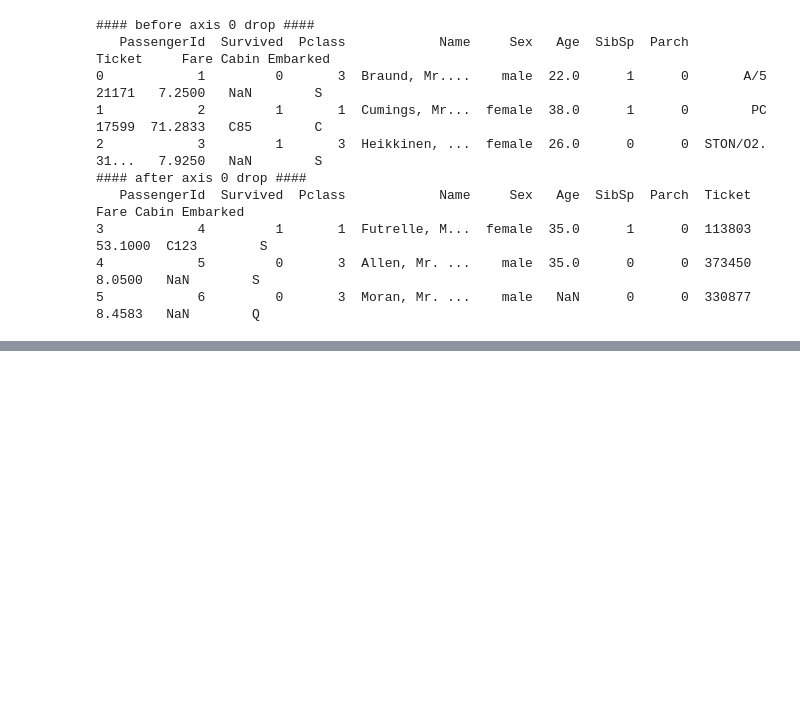
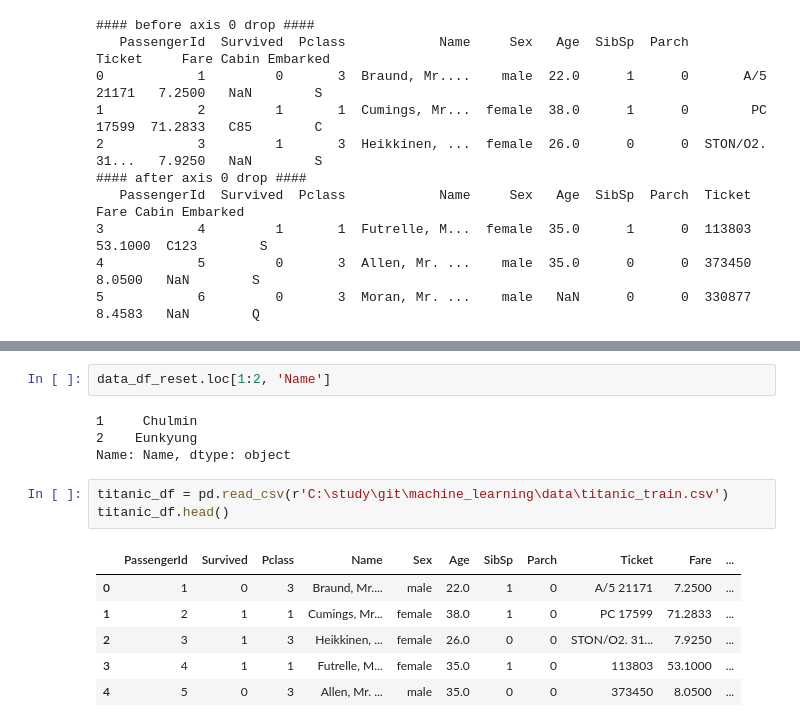
Before and after one commit to yeonkyungJoo/machine_learning, a Jupyter notebook: pandas_기초.ipynb, the cells around one changed output, grey strips where cells are left out. Drawn from its saved outputs; the diff is of its cells as text; blank space fills up the shorter version.

```diff
--- a/pandas_기초.ipynb
+++ b/pandas_기초.ipynb
@@ -313,0 +509,16 @@ print(titanic_df.head(3))
+# %%
+data_df_reset.loc[1:2, 'Name']
+# %% [output]
+1     Chulmin
+2    Eunkyung
+Name: Name, dtype: object
+# %%
+titanic_df = pd.read_csv(r'C:\study\git\machine_learning\data\titanic_train.csv')
+titanic_df.head()
+# %% [output]
+|  | PassengerId | Survived | Pclass | Name | Sex | Age | SibSp | Parch | Ticket | Fare | ... |
+| 0 | 1 | 0 | 3 | Braund, Mr.... | male | 22.0 | 1 | 0 | A/5 21171 | 7.2500 | ... |
+| 1 | 2 | 1 | 1 | Cumings, Mr... | female | 38.0 | 1 | 0 | PC 17599 | 71.2833 | ... |
+| 2 | 3 | 1 | 3 | Heikkinen, ... | female | 26.0 | 0 | 0 | STON/O2. 31... | 7.9250 | ... |
+| 3 | 4 | 1 | 1 | Futrelle, M... | female | 35.0 | 1 | 0 | 113803 | 53.1000 | ... |
+| 4 | 5 | 0 | 3 | Allen, Mr. ... | male | 35.0 | 0 | 0 | 373450 | 8.0500 | ... |
```
Also changed, not shown: parts of 66 cells of this notebook, 3 other files.
